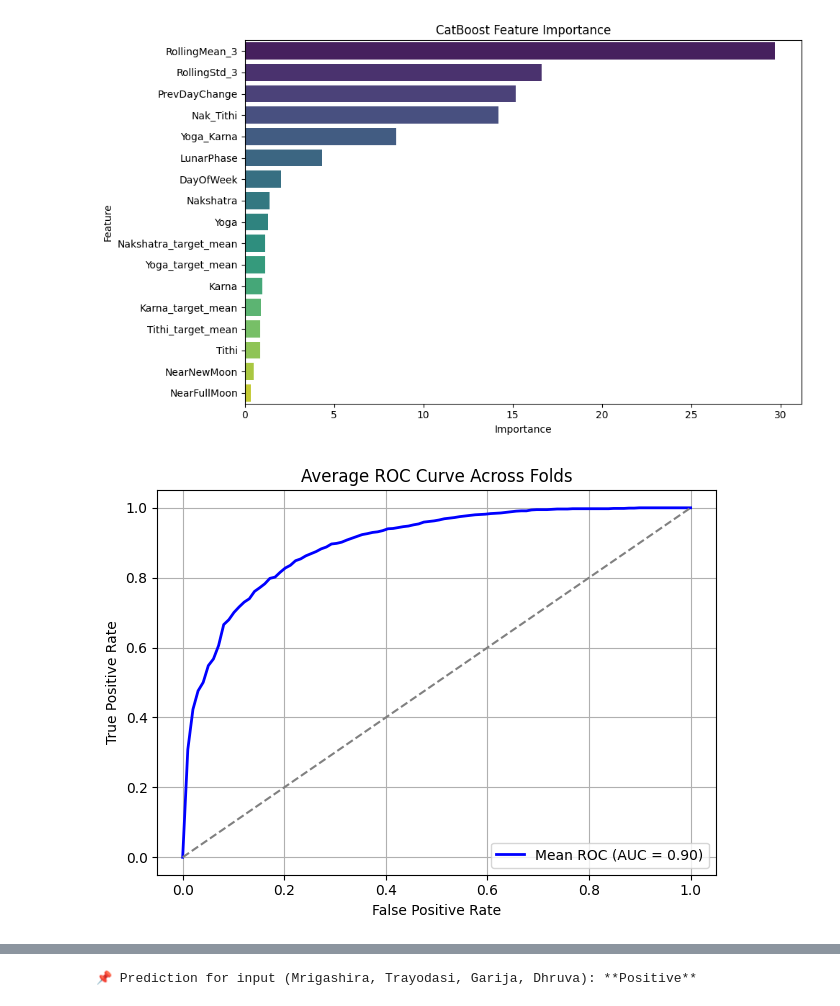
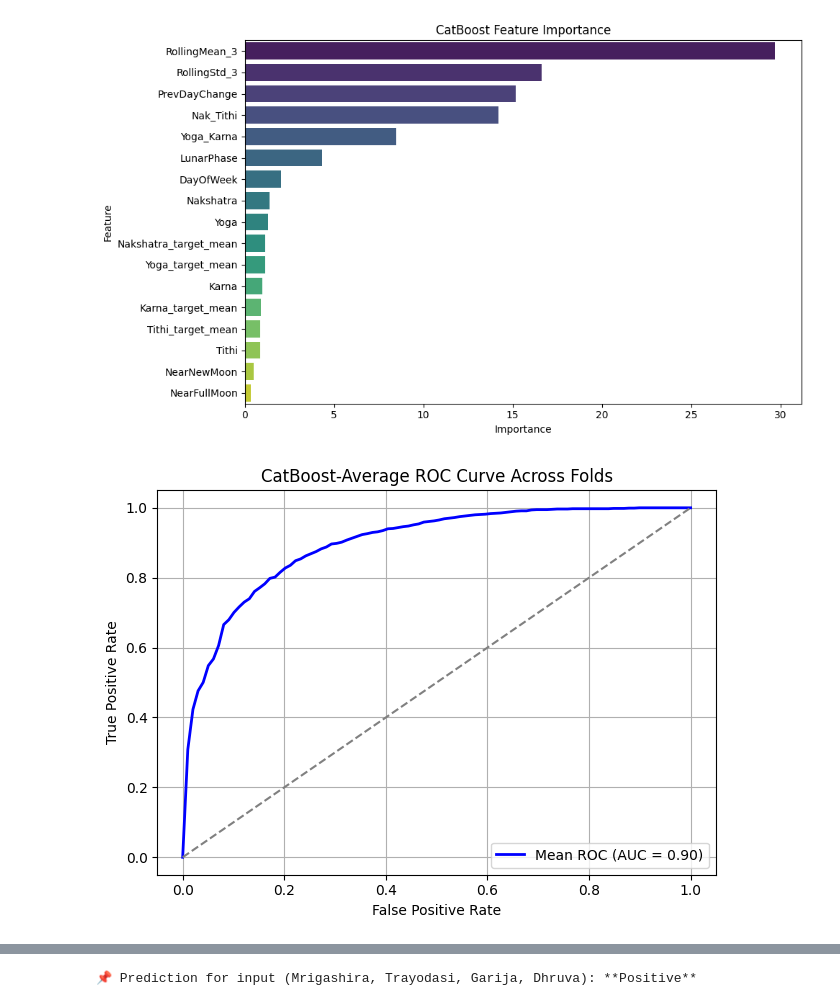
Before and after one commit to kankithkumar/internship, a Jupyter notebook: streamlit-prediction-app/src/model/catboost.ipynb, the cells around one changed output, grey strips where cells are left out. Cells and saved outputs as stored; diff of their text form; code cells hidden in the pictures.

```diff
--- a/model/catboost.ipynb
+++ b/streamlit-prediction-app/src/model/catboost.ipynb
@@ -173,21 +173,21 @@ Passing `palette` without assigning `hue` is deprecated and will be removed in v
 # %%
 plt.figure()
 mean_tpr = np.mean(tprs, axis=0)
 mean_auc = auc(mean_fpr, mean_tpr)
 
 plt.plot(mean_fpr, mean_tpr, color='b',
          label=f"Mean ROC (AUC = {mean_auc:.2f})", lw=2)
 
 plt.plot([0, 1], [0, 1], linestyle='--', color='gray')
 plt.xlabel("False Positive Rate")
 plt.ylabel("True Positive Rate")
-plt.title("Average ROC Curve Across Folds")
+plt.title("CatBoost-Average ROC Curve Across Folds")
 plt.legend(loc="lower right")
 plt.grid(True)
 plt.tight_layout()
 plt.show()
 # %% [output]
-[figure, old version]
+[figure, new version]
 # %%
 df_plot = pd.DataFrame({'Actual': oof_true, 'Predicted': oof_pred})
 df_plot['Match'] = df_plot['Actual'] == df_plot['Predicted']
```
Also changed, not shown: parts of 3 cells of this notebook, 23 other files.
